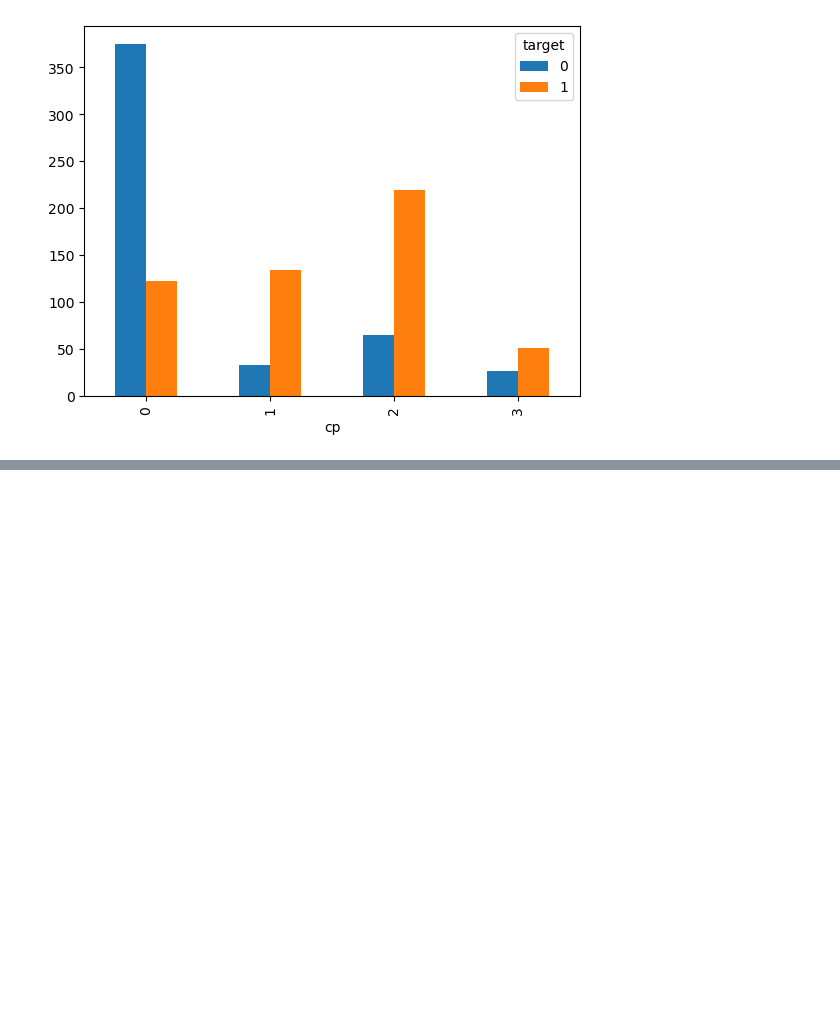
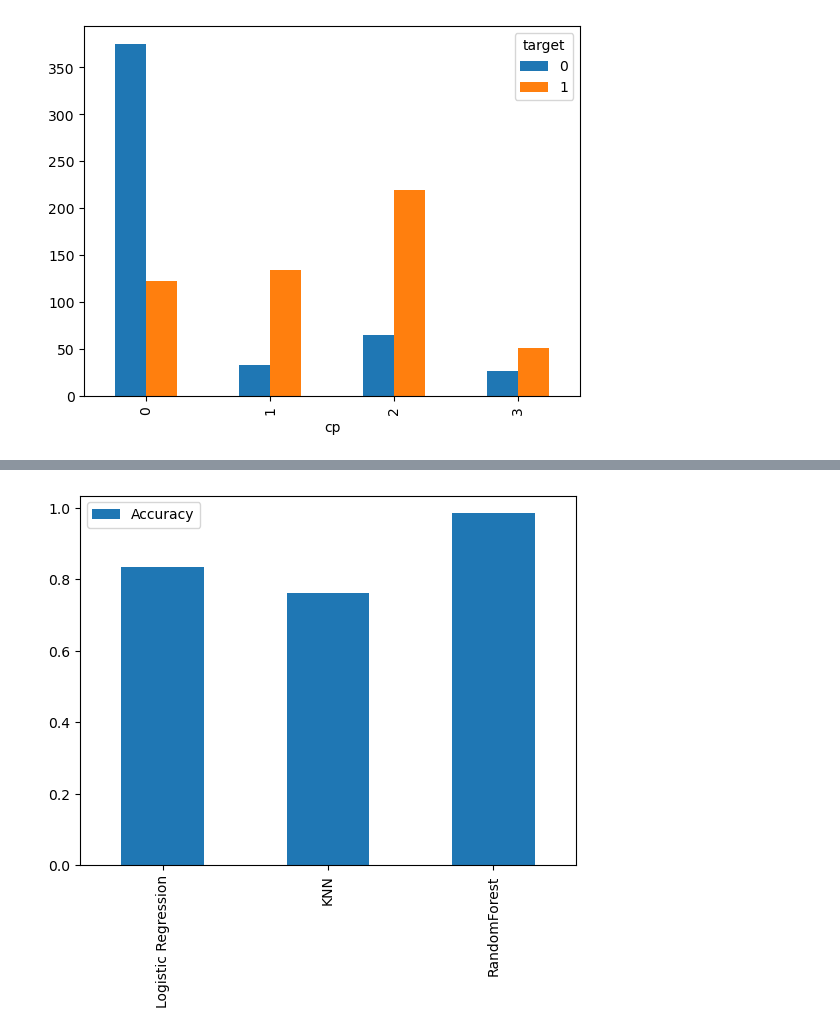
Before and after one commit to Aradhyapatro/Heart-disease-prediction-machineLearning-model, a Jupyter notebook: End-to-End-heart-disease-classification.ipynb, the cells around one changed output, grey strips where cells are left out. Saved outputs shown, nothing was run; the diff lists cells and outputs as text; code cells hidden in the pictures; blank space fills up the shorter version.

```diff
--- a/End-to-End-heart-disease-classification.ipynb
+++ b/End-to-End-heart-disease-classification.ipynb
@@ -230,0 +277,4 @@ ax=sns.heatmap(corr_matrix,linewidth=0.5,fmt=".3f",cmap="BuGn")
+# %%
+np.random.seed(77)
+
+X_train,X_test,Y_train,Y_test=train_test_split(X,Y,test_size=0.2)
@@ -230,0 +288,23 @@ ax=sns.heatmap(corr_matrix,linewidth=0.5,fmt=".3f",cmap="BuGn")
+# %%
+model_dict={
+    "Logistic Regression":LogisticRegression(),
+    "KNN":KNeighborsClassifier(),
+    "RandomForest":RandomForestClassifier()
+}
+# %%
+def eva(dict_mo,X_train,X_test,Y_train,Y_test):
+    '''
+    fits the model_dicts models with the training data sent and scores them with the testing data sent
+    '''
+    model_score={}
+    np.random.seed(28)
+    for name,model in dict_mo.items():
+        #fitting the models
+        model.fit(X_train,Y_train)
+        #Scoring with the model
+        model_score[name]=model.score(X_test,Y_test)
+
+    return model_score
+# %%
+model_score=eva(model_dict,X_train,X_test,Y_train,Y_test)
+model_score
@@ -230,0 +322,5 @@ ax=sns.heatmap(corr_matrix,linewidth=0.5,fmt=".3f",cmap="BuGn")
+# %%
+model_compare=pd.DataFrame(model_score,index=["Accuracy"])
+model_compare.T.plot.bar();
+# %% [output]
+[figure, added]
```
Also changed, not shown: parts of 28 cells of this notebook.
